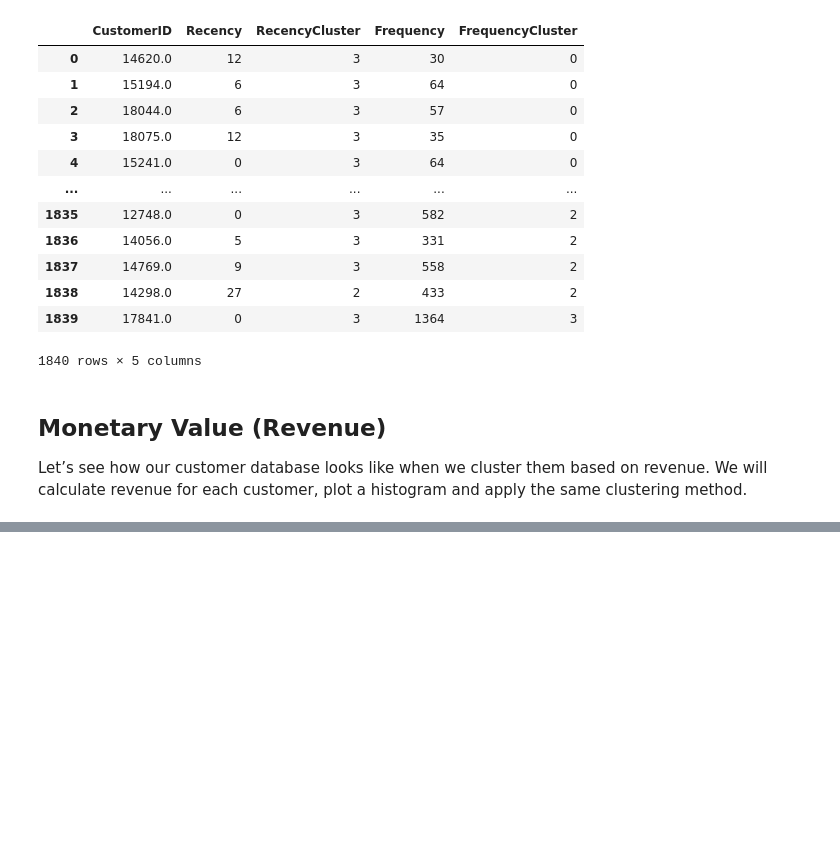
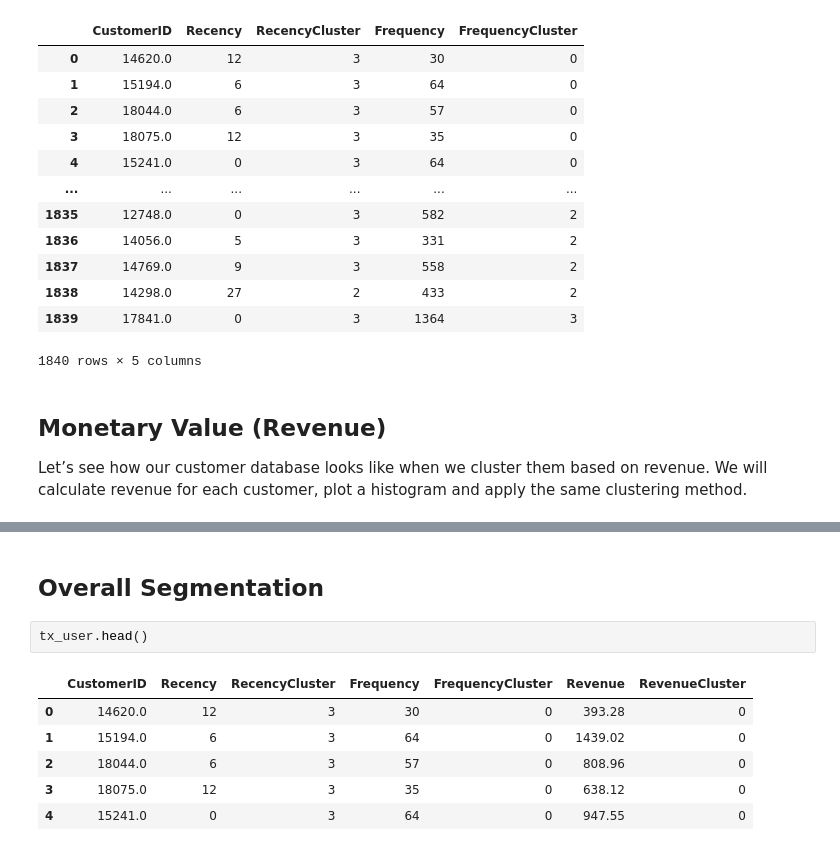
Before and after one commit to basel-ay/Customer-Lifetime-Value-Prediction, a Jupyter notebook: CLV Prediction.ipynb, the cells around one changed output, grey strips where cells are left out. Saved outputs shown, nothing was run; the diff lists cells and outputs as text; blank space fills up the shorter version.

```diff
--- a/CLV Prediction.ipynb
+++ b/CLV Prediction.ipynb
@@ -349,0 +438,11 @@ Let’s see how our customer database looks like when we cluster them based on r
+# %% [markdown]
+## Overall Segmentation
+# %%
+tx_user.head()
+# %% [output]
+|  | CustomerID | Recency | RecencyCluster | Frequency | FrequencyCluster | Revenue | RevenueCluster |
+| 0 | 14620.0 | 12 | 3 | 30 | 0 | 393.28 | 0 |
+| 1 | 15194.0 | 6 | 3 | 64 | 0 | 1439.02 | 0 |
+| 2 | 18044.0 | 6 | 3 | 57 | 0 | 808.96 | 0 |
+| 3 | 18075.0 | 12 | 3 | 35 | 0 | 638.12 | 0 |
+| 4 | 15241.0 | 0 | 3 | 64 | 0 | 947.55 | 0 |
```
Also changed, not shown: parts of 11 cells of this notebook.
